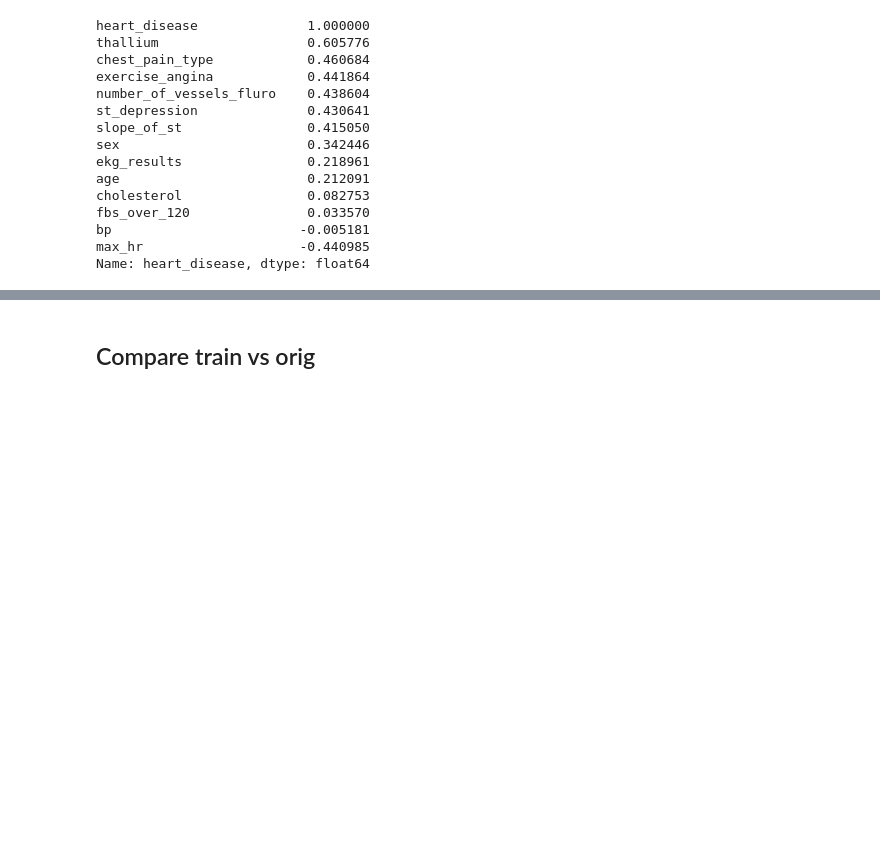
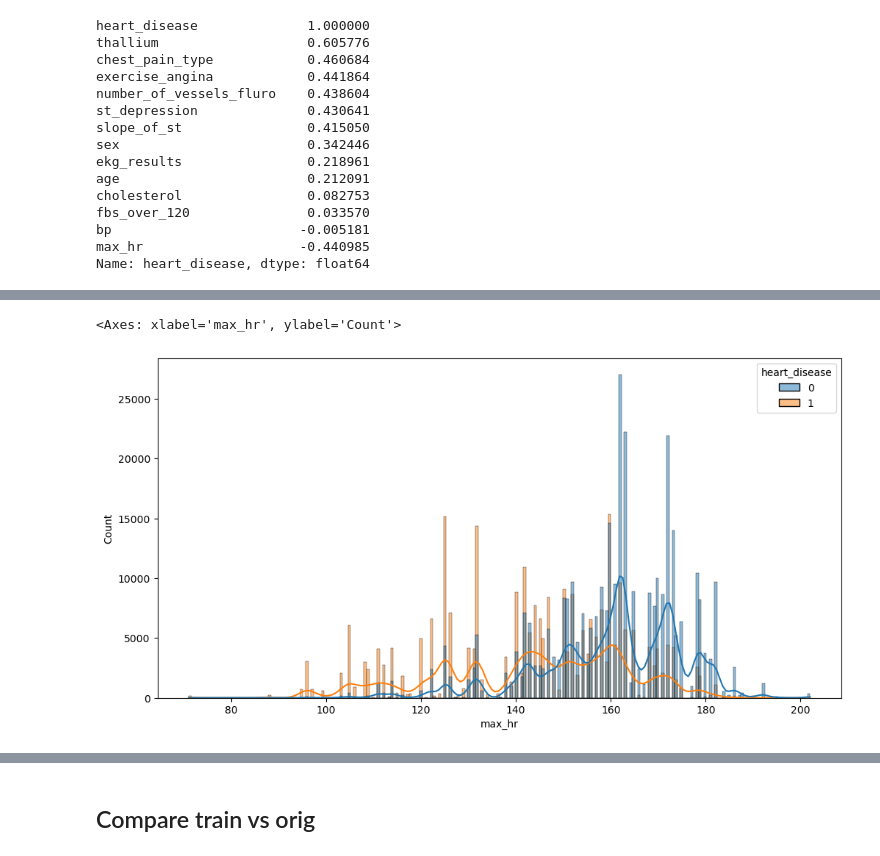
Before and after one commit to mcotton/playground-series-s6e02, a Jupyter notebook: EDA.ipynb, the cells around one changed output, grey strips where cells are left out. Cells and saved outputs as stored; diff of their text form; code cells hidden in the pictures; blank space fills up the shorter version.

```diff
--- a/EDA.ipynb
+++ b/EDA.ipynb
@@ -286,0 +319,5 @@ Name: heart_disease, dtype: float64
+# %%
+sns.histplot(data=df, x='max_hr', hue=target, kde=True)
+# %% [output]
+<Axes: xlabel='max_hr', ylabel='Count'>
+[figure, added]
```
Also changed, not shown: parts of 5 cells of this notebook, 4 other files.
